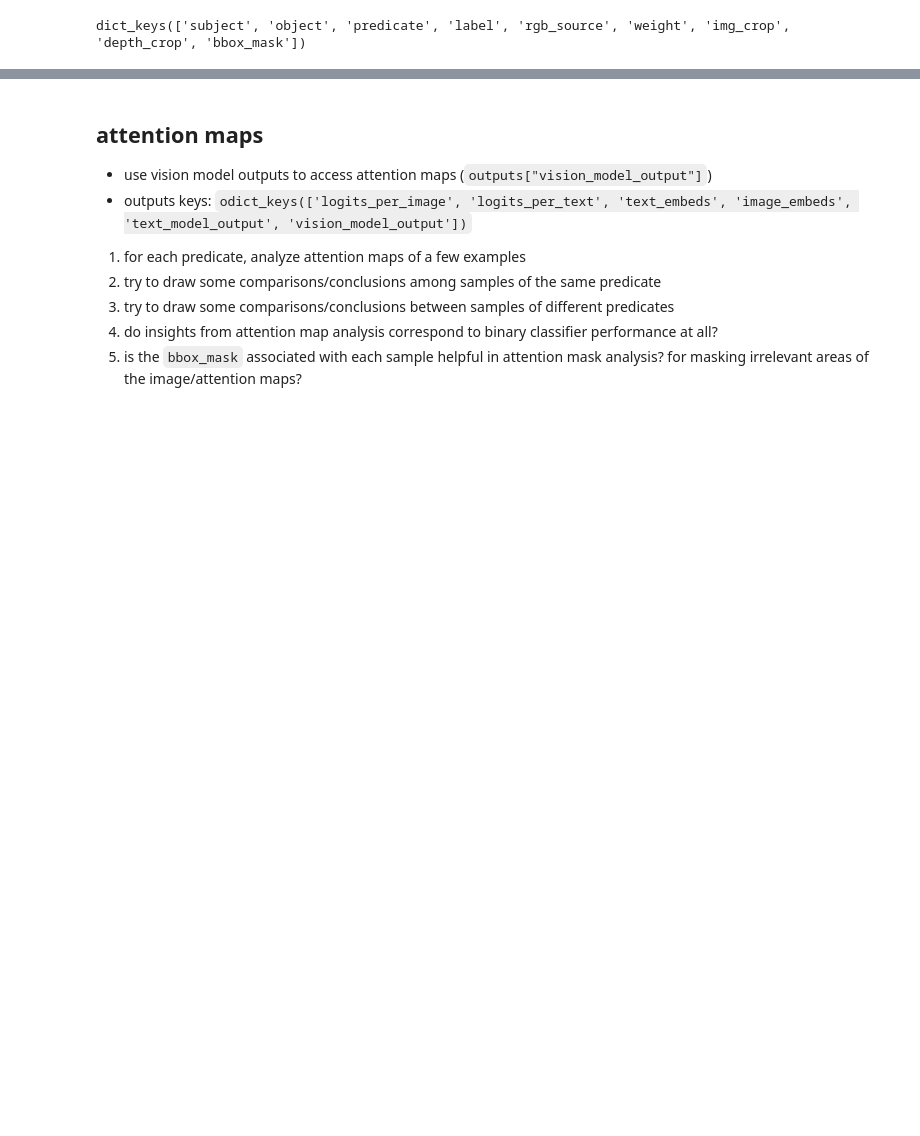
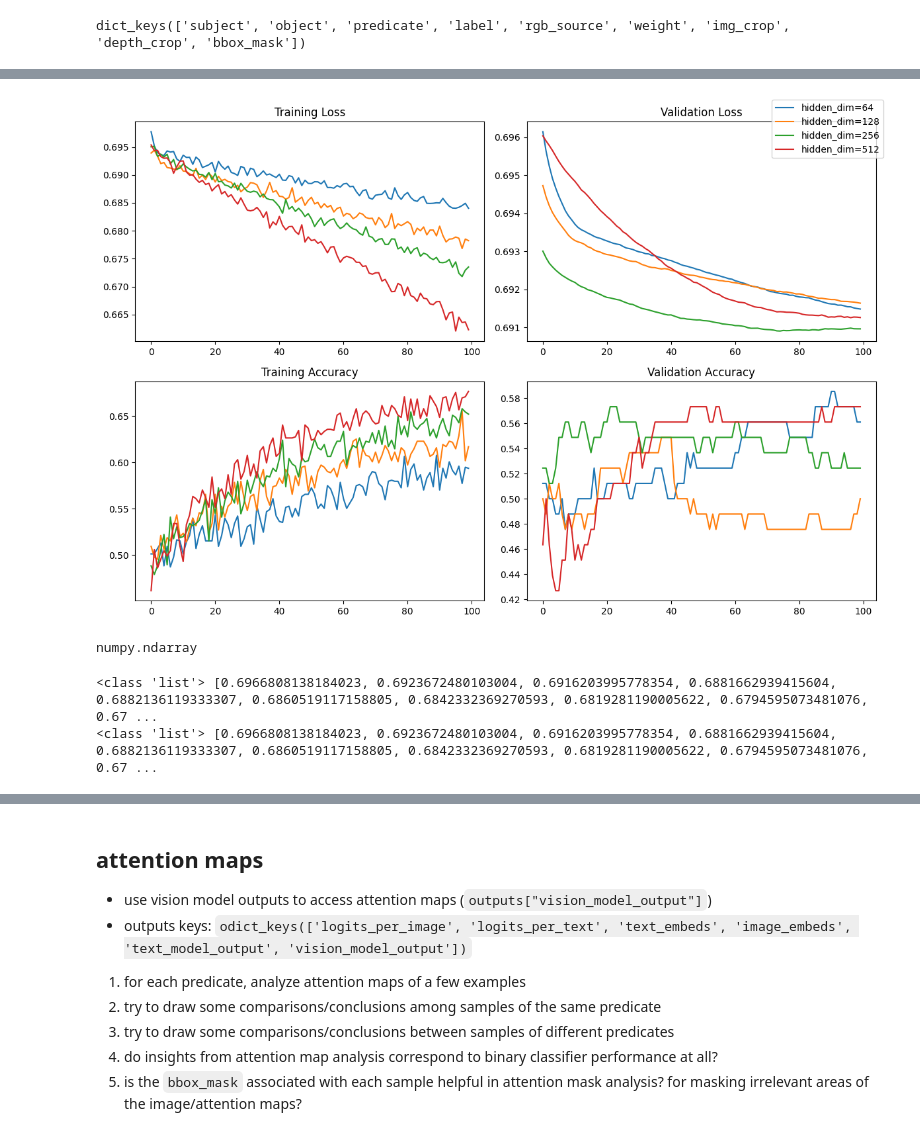
Before and after one commit to linv24/6.8300, a Jupyter notebook: project/dev.ipynb, the cells around one changed output, grey strips where cells are left out. Saved outputs shown, nothing was run; the diff lists cells and outputs as text; code cells hidden in the pictures; blank space fills up the shorter version.

```diff
--- a/project/dev.ipynb
+++ b/project/dev.ipynb
@@ -289,0 +398,38 @@ odict_keys(['logits_per_image', 'logits_per_text', 'text_embeds', 'image_embeds'
+# %%
+# hyperparameter study: mlp hidden_dim
+
+predicate = "behind"
+
+data_file_path = f"{DATA_DIRECTORY}/predicate_probe_data/{predicate}"
+train_ds = PredicateProbeDataset(data_file_path + "_train.pt")
+train_dl = DataLoader(train_ds, batch_size=16)
+val_ds = PredicateProbeDataset(data_file_path + "_valid.pt")
+val_dl = DataLoader(val_ds, batch_size=16)
+
+fig, ax = plt.subplots(2, 2, figsize=(12, 8))
+ax[0,0].set_title("Training Loss")
+ax[0,1].set_title("Validation Loss")
+ax[1,0].set_title("Training Accuracy")
+ax[1,1].set_title("Validation Accuracy")
+
+for hidden_dim in (64, 128, 256, 512):
+    mlp_model = MLP(hidden_dim=hidden_dim)
+
+    train_outputs = train(mlp_model, train_dl, val_dl,
+                        num_epochs=100, lr=1e-5, verbose=False)
+    train_losses, val_losses, train_confusion_matrices, val_confusion_matrices = train_outputs
+
+    # torch.save(mlp_model.state_dict(), f"{MODEL_DIRECTORY}/test.pt")
+
+    # basic plotting
+    ax[0,0].plot(train_losses, label=f"{hidden_dim=}")
+    ax[0,1].plot(val_losses)
+    train_accs = [compute_cm_metrics(cm)["accuracy"] for cm in train_confusion_matrices]
+    val_accs = [compute_cm_metrics(cm)["accuracy"] for cm in val_confusion_matrices]
+    ax[1,0].plot(train_accs)
+    ax[1,1].plot(val_accs)
+
+fig.legend()
+fig.tight_layout()
+fig.show()
+# %% [output]
@@ -289,0 +440,14 @@ odict_keys(['logits_per_image', 'logits_per_text', 'text_embeds', 'image_embeds'
+[figure, added]
+# %%
+type(train_confusion_matrices[0])
+# %% [output]
+numpy.ndarray
+# %%
+print(type(train_losses), train_losses)
+torch.save(train_losses, "output/behind_train_losses.pt")
+
+losses = torch.load("output/behind_train_losses.pt")
+print(type(losses), losses)
+# %% [output]
+<class 'list'> [0.6966808138184023, 0.6923672480103004, 0.6916203995778354, 0.6881662939415604, 0.6882136119333307, 0.6860519117158805, 0.6842332369270593, 0.6819281190005622, 0.6794595073481076, 0.67 ...
+<class 'list'> [0.6966808138184023, 0.6923672480103004, 0.6916203995778354, 0.6881662939415604, 0.6882136119333307, 0.6860519117158805, 0.6842332369270593, 0.6819281190005622, 0.6794595073481076, 0.67 ...
```
Also changed, not shown: parts of 17 cells of this notebook, 1 other file.
